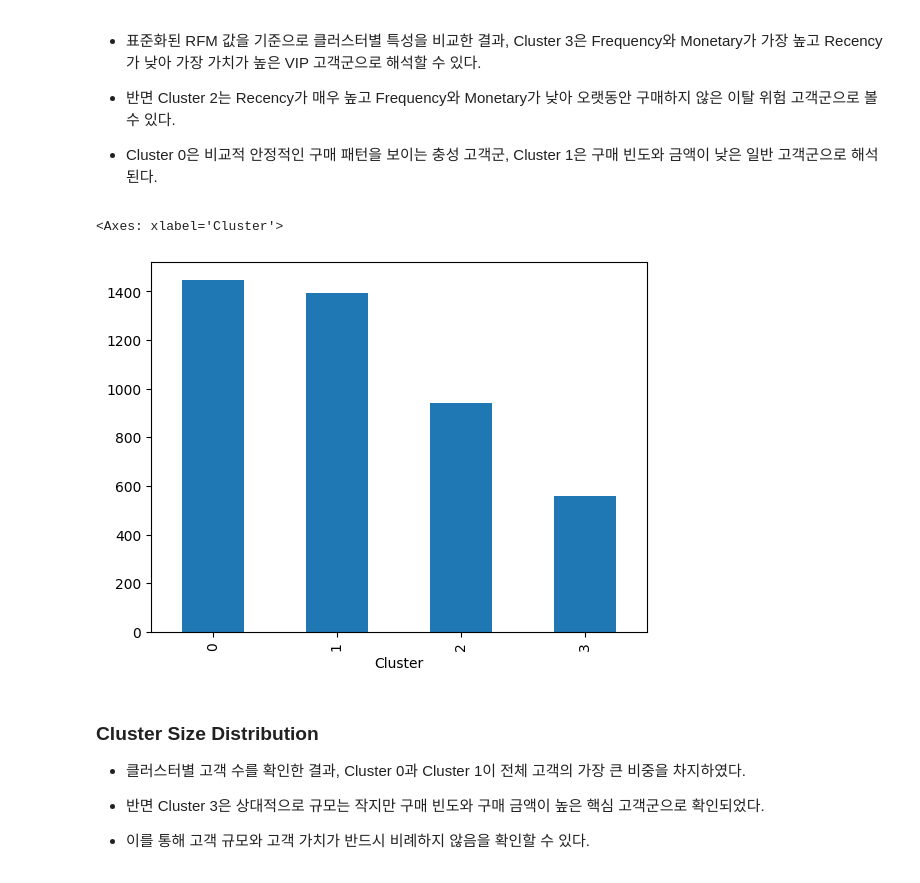
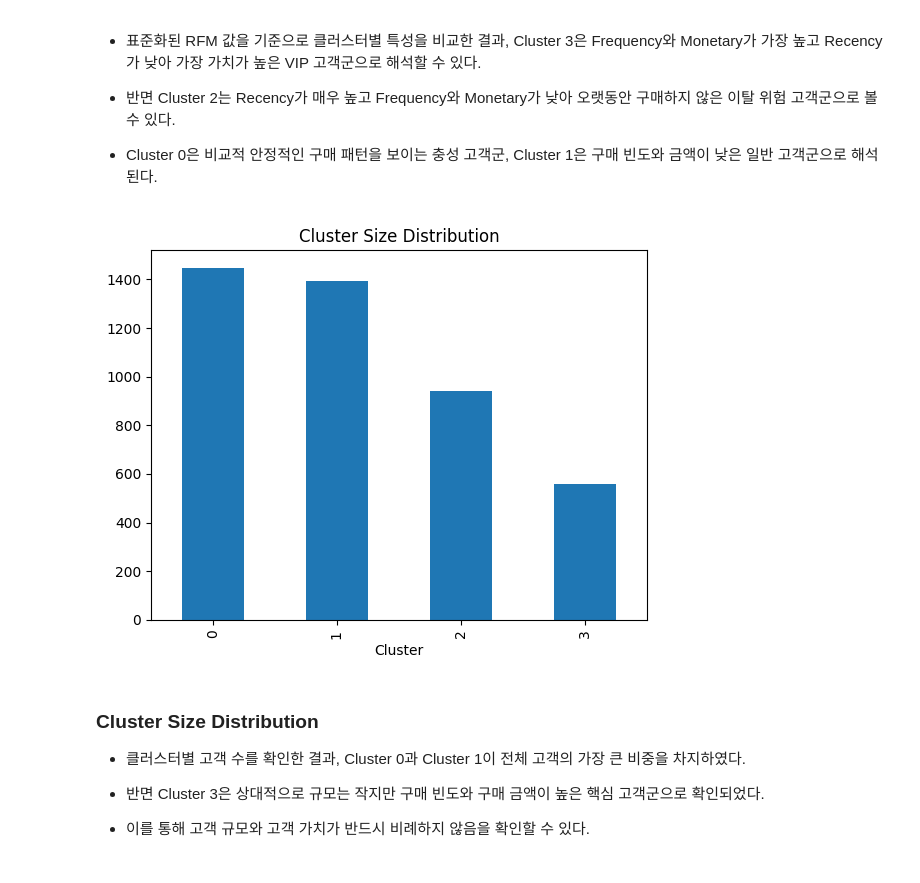
Before and after one commit to eue6ne/ecommerce-customer-segmentation, a Jupyter notebook: notebooks/02_customer_clustering.ipynb, the cells around one changed output. Saved outputs shown, nothing was run; the diff lists cells and outputs as text; code cells hidden in the pictures.

Commit message:
Refine clustering visualizations and add analysis summary

```diff
--- a/notebooks/02_customer_clustering.ipynb
+++ b/notebooks/02_customer_clustering.ipynb
@@ -177,9 +179,10 @@ plt.show()
 - Cluster 0은 비교적 안정적인 구매 패턴을 보이는 충성 고객군, Cluster 1은 구매 빈도와 금액이 낮은 일반 고객군으로 해석된다.
 # %%
 rfm["Cluster"].value_counts().plot(kind = "bar")
+plt.title("Cluster Size Distribution")
+plt.show()
 # %% [output]
-<Axes: xlabel='Cluster'>
-[figure, old version]
+[figure, new version]
 # %% [markdown]
 ### Cluster Size Distribution
 
```
Also changed, not shown: parts of 4 cells of this notebook.
